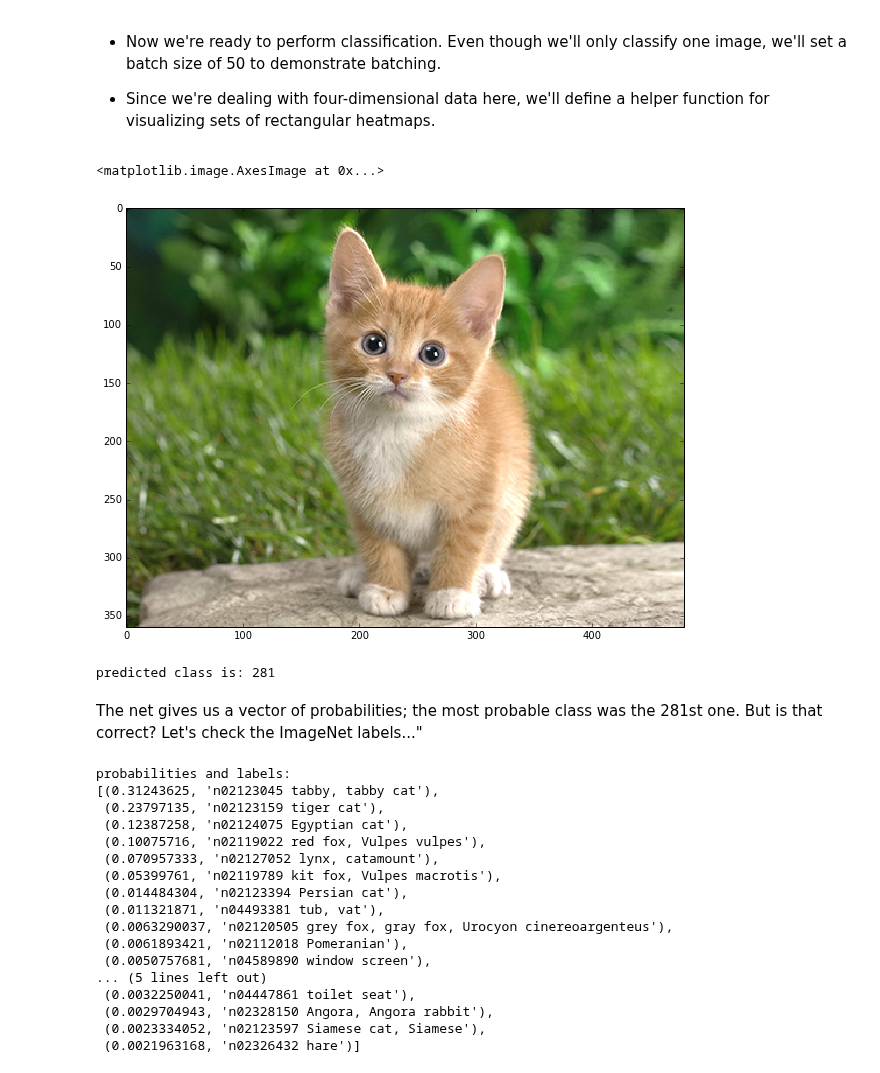
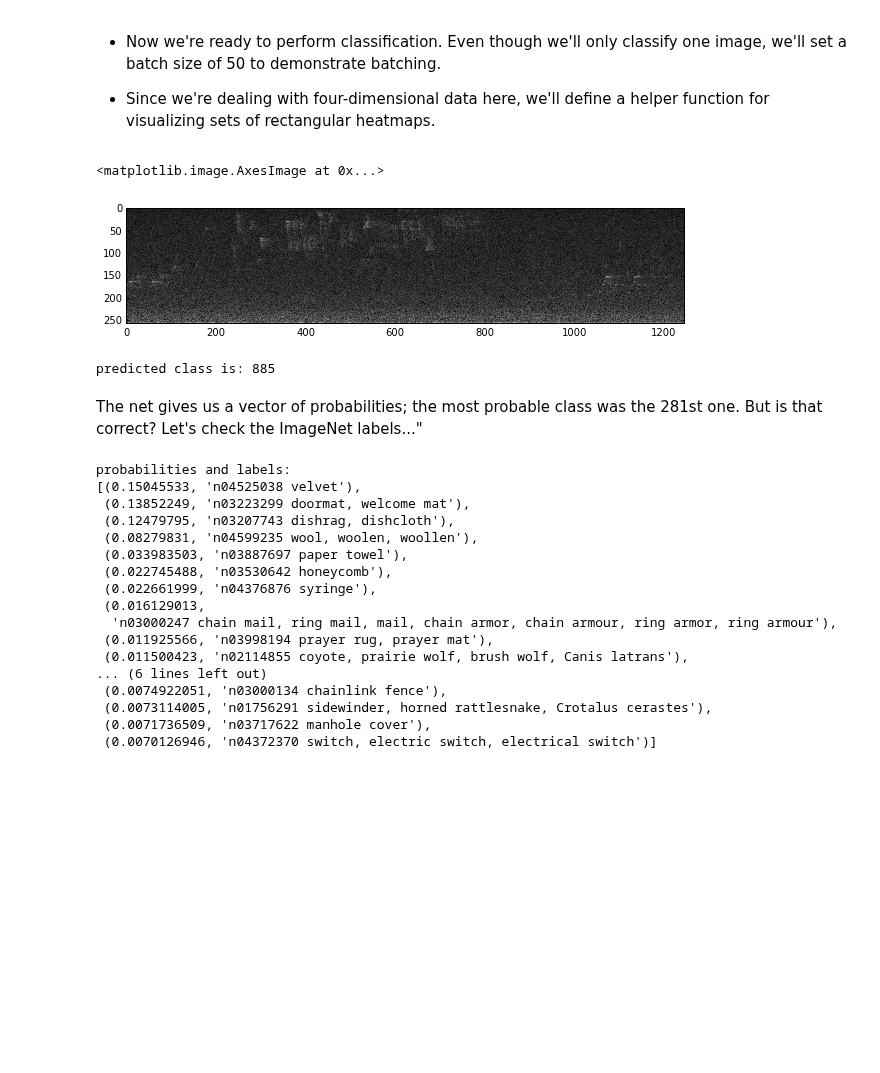
Before and after one commit to jdanbrown/birdgram, a Jupyter notebook: ipynb/00-classification.ipynb, the cells around one changed output. Cells and saved outputs as stored; diff of their text form; code cells hidden in the pictures; blank space fills up the shorter version.

```diff
--- a/ipynb/00-classification.ipynb
+++ b/ipynb/00-classification.ipynb
@@ -105,15 +87,16 @@ net.blobs['data'].reshape(
 )
 # %%
 # Pick your image
-image_path = caffe_root + 'examples/images/cat.jpg'
-#image_path = 'spectrograms/PC1_20090705_070000_0040.bmp'
+#image_path = caffe_root + 'examples/images/cat.jpg'
+image_path = '../data/MLSP 2013/mlsp_contest_dataset/supplemental_data/spectrograms/PC1_20090705_070000_0040.bmp'
+#image_path = '../data/recordings/chickadee funny noise, other chirp song sparrow.wav'
 
 image = caffe.io.load_image(image_path)
 transformed_image = transformer.preprocess('data', image)
 plt.imshow(image)
 # %% [output]
 <matplotlib.image.AxesImage at 0x...>
-[figure, old version]
+[figure, new version]
 # %%
 # copy the image data into the memory allocated for the net
 net.blobs['data'].data[...] = transformed_image
@@ -125,7 +108,7 @@ output_prob = output['prob'][0] # the output probability vector for the first im
 
 print 'predicted class is:', output_prob.argmax()
 # %% [output]
-predicted class is: 281
+predicted class is: 885
 # %% [markdown]
 The net gives us a vector of probabilities; the most probable class was the 281st one. But is that correct? Let's check the ImageNet labels..."
 # %%
@@ -141,19 +124,19 @@ top_inds = output_prob.argsort()[::-1][:20] # top k predictions from softmax out
 pprint(zip(output_prob[top_inds], labels[top_inds]))
 # %% [output]
 probabilities and labels:
-[(0.31243625, 'n02123045 tabby, tabby cat'),
- (0.23797135, 'n02123159 tiger cat'),
- (0.12387258, 'n02124075 Egyptian cat'),
- (0.10075716, 'n02119022 red fox, Vulpes vulpes'),
- (0.070957333, 'n02127052 lynx, catamount'),
- (0.05399761, 'n02119789 kit fox, Vulpes macrotis'),
- (0.014484304, 'n02123394 Persian cat'),
- (0.011321871, 'n04493381 tub, vat'),
- (0.0063290037, 'n02120505 grey fox, gray fox, Urocyon cinereoargenteus'),
- (0.0061893421, 'n02112018 Pomeranian'),
- (0.0050757681, 'n04589890 window screen'),
-... (5 lines left out)
- (0.0032250041, 'n04447861 toilet seat'),
- (0.0029704943, 'n02328150 Angora, Angora rabbit'),
- (0.0023334052, 'n02123597 Siamese cat, Siamese'),
- (0.0021963168, 'n02326432 hare')]
+[(0.15045533, 'n04525038 velvet'),
+ (0.13852249, 'n03223299 doormat, welcome mat'),
+ (0.12479795, 'n03207743 dishrag, dishcloth'),
+ (0.08279831, 'n04599235 wool, woolen, woollen'),
+ (0.033983503, 'n03887697 paper towel'),
+ (0.022745488, 'n03530642 honeycomb'),
+ (0.022661999, 'n04376876 syringe'),
+ (0.016129013,
+  'n03000247 chain mail, ring mail, mail, chain armor, chain armour, ring armor, ring armour'),
+ (0.011925566, 'n03998194 prayer rug, prayer mat'),
+ (0.011500423, 'n02114855 coyote, prairie wolf, brush wolf, Canis latrans'),
+... (6 lines left out)
+ (0.0074922051, 'n03000134 chainlink fence'),
+ (0.0073114005, 'n01756291 sidewinder, horned rattlesnake, Crotalus cerastes'),
+ (0.0071736509, 'n03717622 manhole cover'),
+ (0.0070126946, 'n04372370 switch, electric switch, electrical switch')]
```
Also changed, not shown: parts of 21 cells of this notebook, 3 other files.
